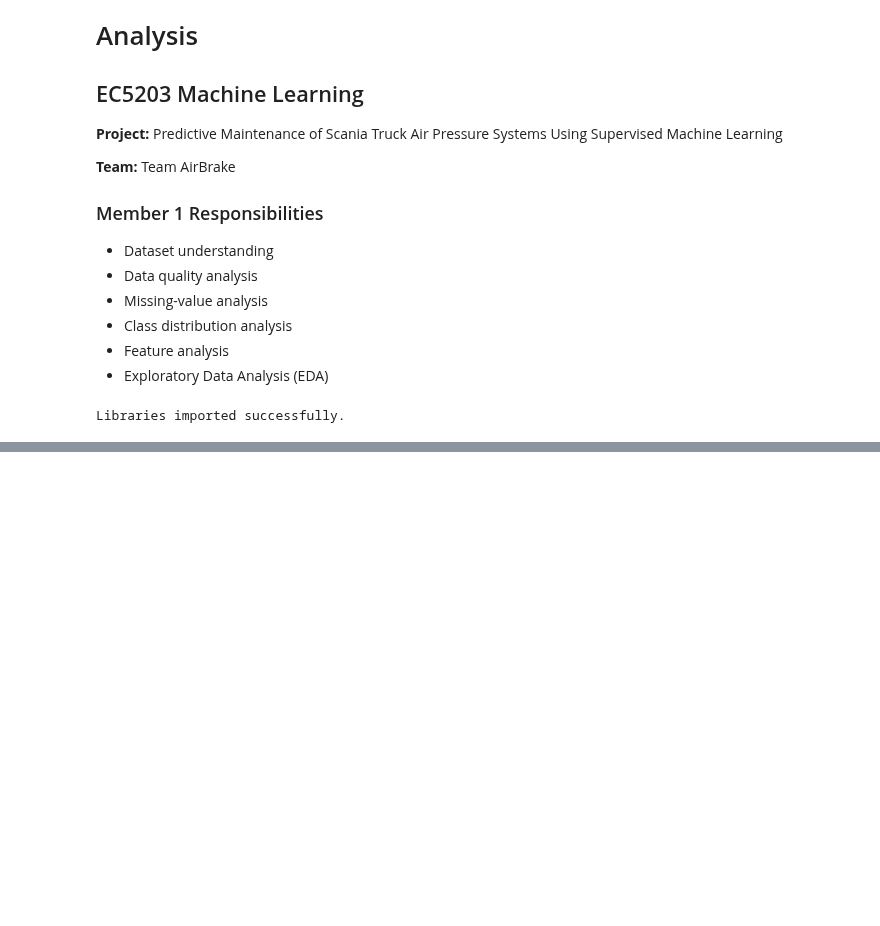
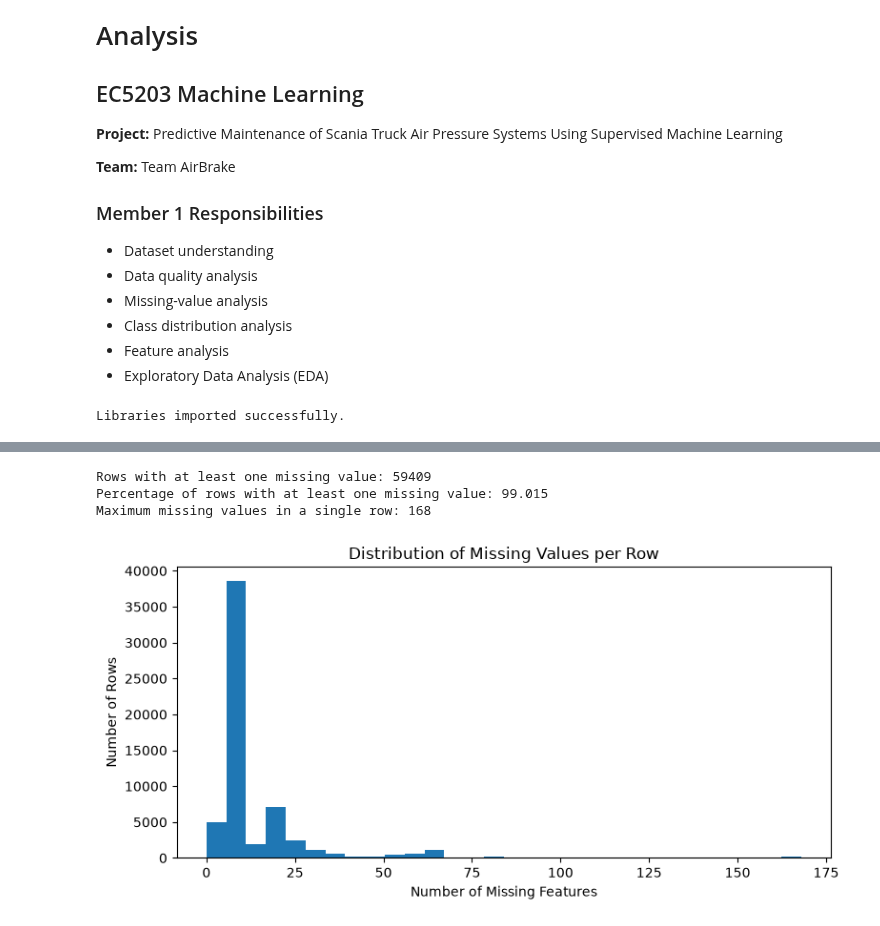
Before and after one commit to Sahan619/scania-predictive-maintenance, a Jupyter notebook: notebooks/01_data_analysis.ipynb, the cells around one changed output, grey strips where cells are left out. Drawn from its saved outputs; the diff is of its cells as text; code cells hidden in the pictures; blank space fills up the shorter version.

```diff
--- a/notebooks/01_data_analysis.ipynb
+++ b/notebooks/01_data_analysis.ipynb
@@ -39,0 +166,28 @@ ParserError: Error tokenizing data. C error: Expected 1 fields in line 8, saw 3
+# %%
+row_missing = df.isnull().sum(axis=1)
+
+print("Rows with at least one missing value:", (row_missing > 0).sum())
+
+print(
+    "Percentage of rows with at least one missing value:",
+    (row_missing > 0).mean() * 100
+)
+
+print("Maximum missing values in a single row:", row_missing.max())
+# %% [output]
+Rows with at least one missing value: 59409
+Percentage of rows with at least one missing value: 99.015
+Maximum missing values in a single row: 168
+# %%
+plt.figure(figsize=(8, 4))
+
+plt.hist(row_missing, bins=30)
+
+plt.title("Distribution of Missing Values per Row")
+plt.xlabel("Number of Missing Features")
+plt.ylabel("Number of Rows")
+
+plt.tight_layout()
+plt.show()
+# %% [output]
+[figure, added]
```
Also changed, not shown: parts of 11 cells of this notebook, 1 other file.
